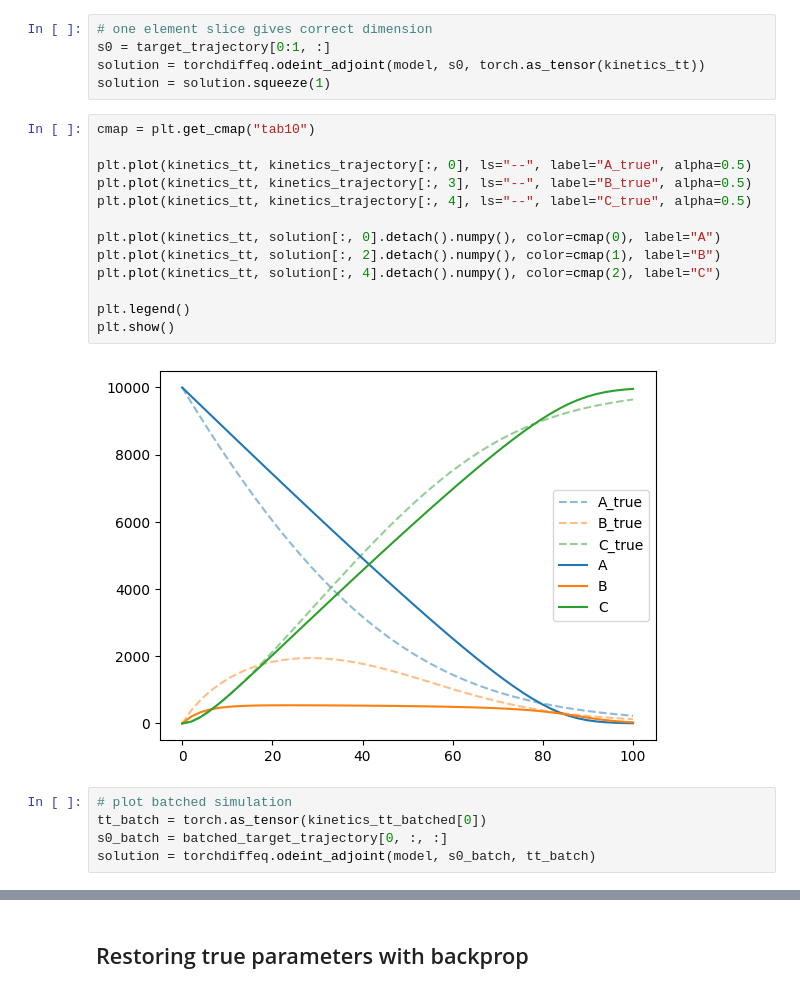
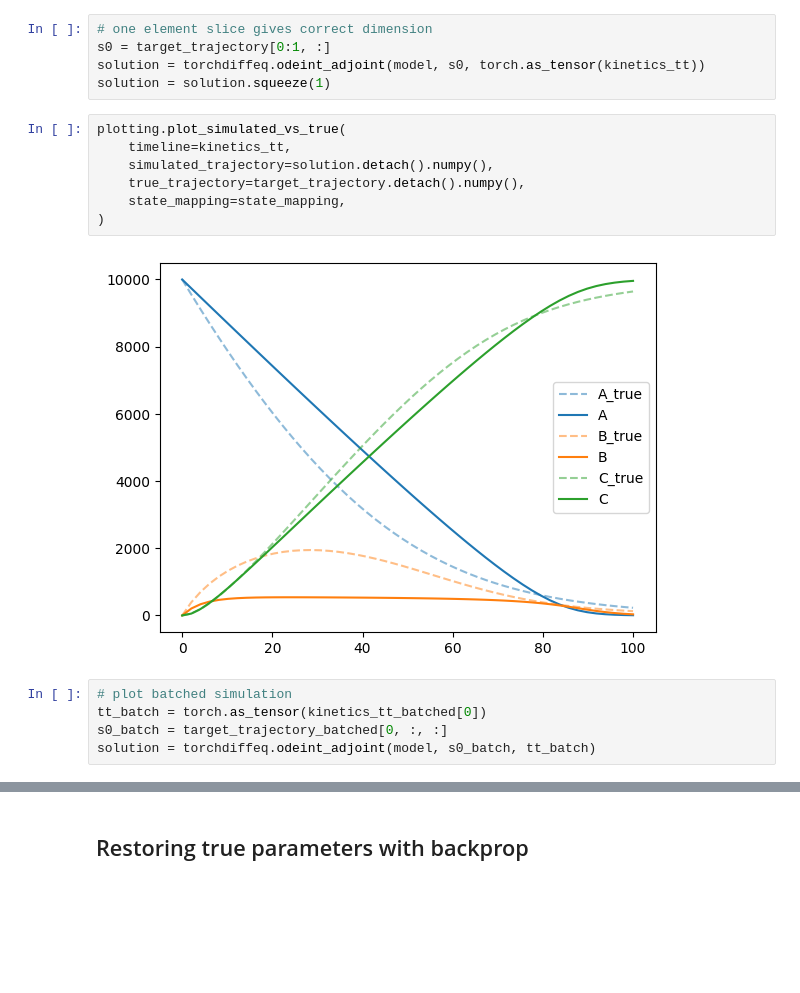
Before and after one commit to lefarov/torch-kinetics, a Jupyter notebook: examples/restoring_model.ipynb, the cells around one changed output, grey strips where cells are left out. Saved outputs shown, nothing was run; the diff lists cells and outputs as text; blank space fills up the shorter version.

Commit message:
Moving plotting to special utils file.

```diff
--- a/examples/restoring_model.ipynb
+++ b/examples/restoring_model.ipynb
@@ -136,23 +135,17 @@ model = torch.jit.script(model)
 s0 = target_trajectory[0:1, :]
 solution = torchdiffeq.odeint_adjoint(model, s0, torch.as_tensor(kinetics_tt))
 solution = solution.squeeze(1)
-# %%
-cmap = plt.get_cmap("tab10")
-
-plt.plot(kinetics_tt, kinetics_trajectory[:, 0], ls="--", label="A_true", alpha=0.5)
-plt.plot(kinetics_tt, kinetics_trajectory[:, 3], ls="--", label="B_true", alpha=0.5)
-plt.plot(kinetics_tt, kinetics_trajectory[:, 4], ls="--", label="C_true", alpha=0.5)
-
-plt.plot(kinetics_tt, solution[:, 0].detach().numpy(), color=cmap(0), label="A")
-plt.plot(kinetics_tt, solution[:, 2].detach().numpy(), color=cmap(1), label="B")
-plt.plot(kinetics_tt, solution[:, 4].detach().numpy(), color=cmap(2), label="C")
-
-plt.legend()
-plt.show()
-# %% [output]
-[figure, removed]
+# %%
+plotting.plot_simulated_vs_true(
+    timeline=kinetics_tt,
+    simulated_trajectory=solution.detach().numpy(),
+    true_trajectory=target_trajectory.detach().numpy(),
+    state_mapping=state_mapping,
+)
+# %% [output]
+[figure, added]
 # %%
 # plot batched simulation
 tt_batch = torch.as_tensor(kinetics_tt_batched[0])
-s0_batch = batched_target_trajectory[0, :, :]
+s0_batch = target_trajectory_batched[0, :, :]
 solution = torchdiffeq.odeint_adjoint(model, s0_batch, tt_batch)
```
Also changed, not shown: parts of 7 cells of this notebook, 1 other file.
